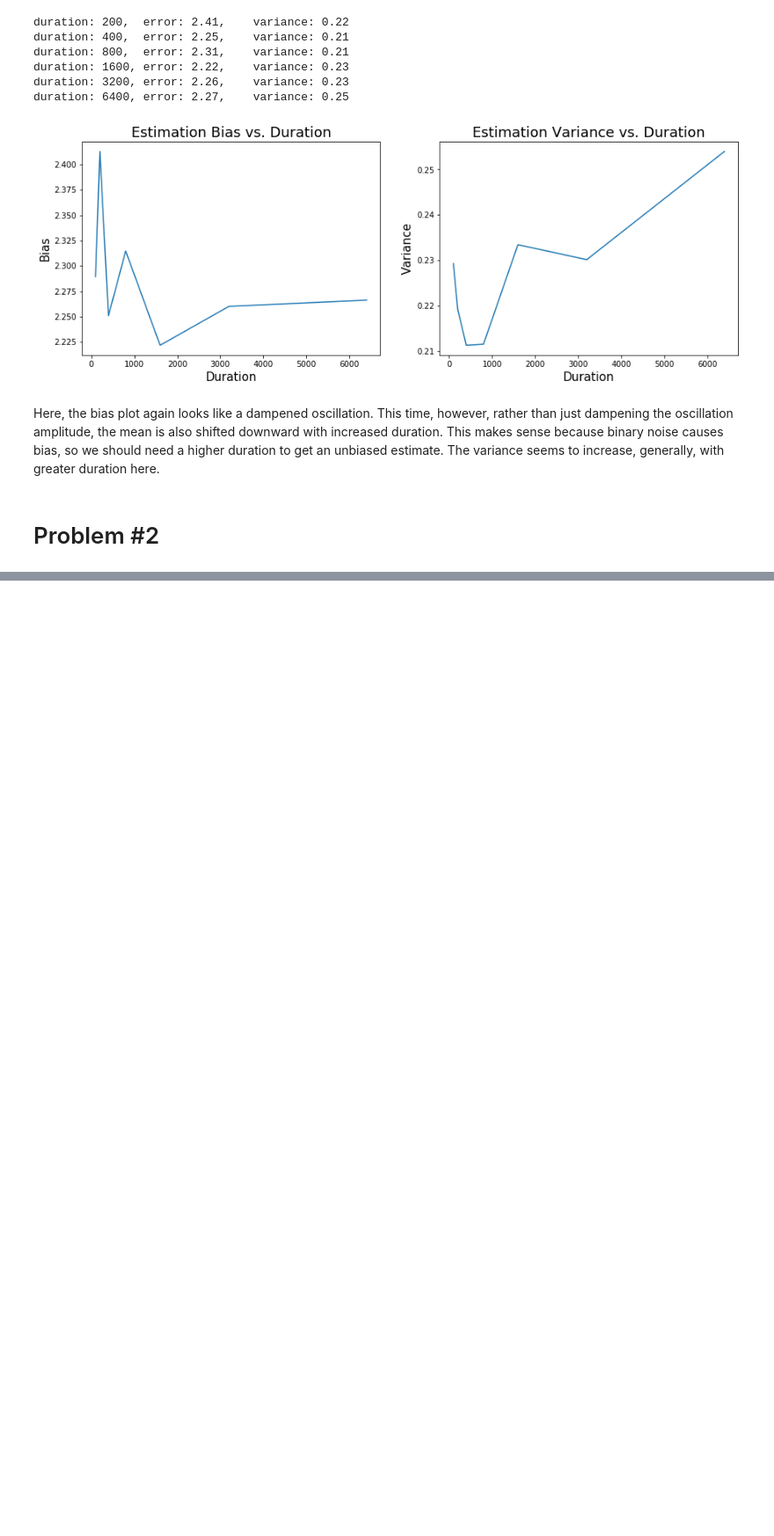
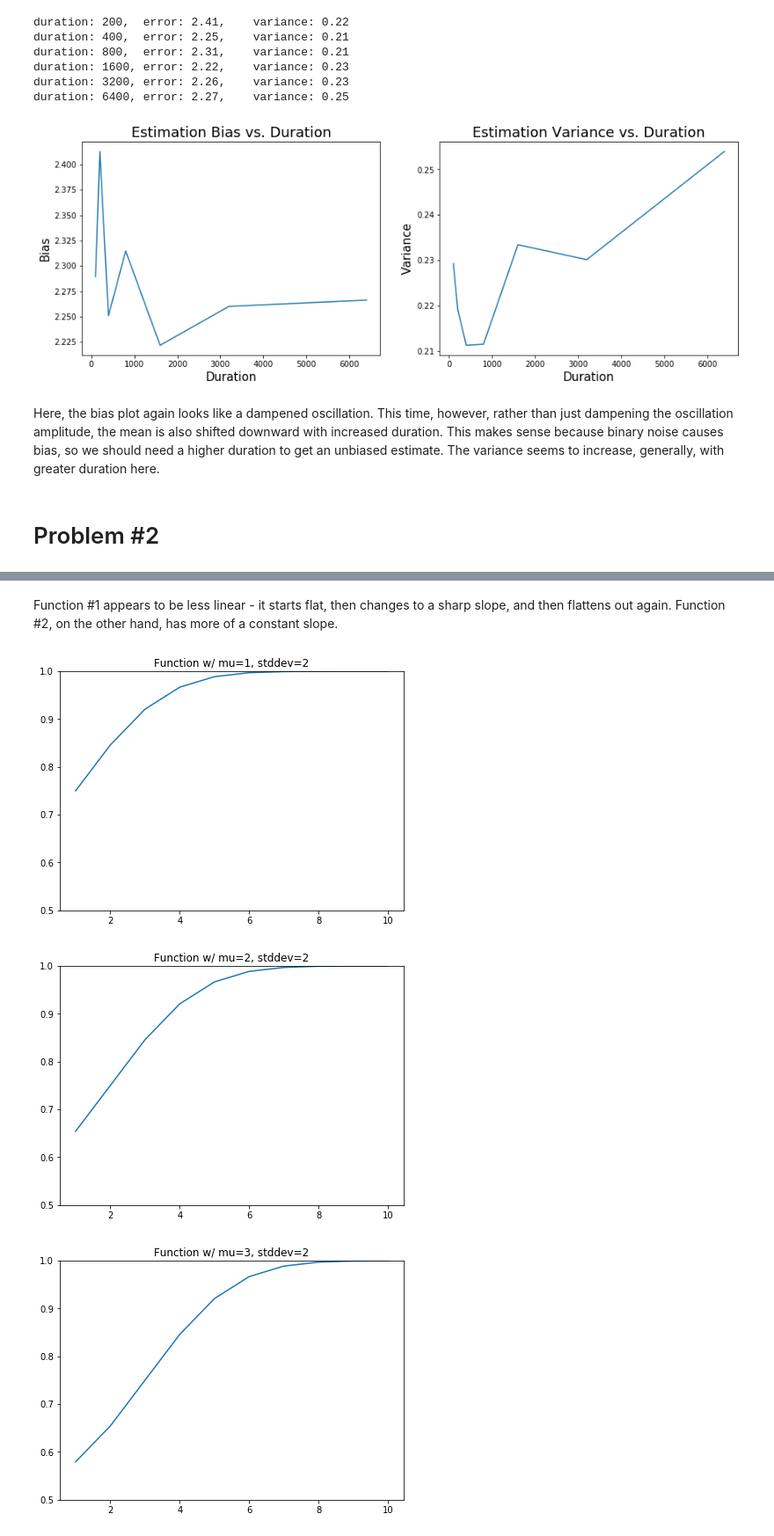
Before and after one commit to rfeinman/hw-mathtools, a Jupyter notebook: Feinman_Reuben_HW6/hw6.ipynb, the cells around one changed output, grey strips where cells are left out. Shown at 88% size. Cells and saved outputs as stored; diff of their text form; code cells hidden in the pictures; blank space fills up the shorter version.

```diff
--- a/Feinman_Reuben_HW6/hw6.ipynb
+++ b/Feinman_Reuben_HW6/hw6.ipynb
@@ -257,0 +284,15 @@ Here, the bias plot again looks like a dampened oscillation. This time, however,
+# %% [markdown]
+Function #1 appears to be less linear - it starts flat, then changes to a sharp slope, and then flattens out again. Function #2, on the other hand, has more of a constant slope.
+# %%
+# Let's investigate the effect of increasing mu
+for mu in range(1,6):
+    plt.figure(figsize=(7,5))
+    f = 0.5 + 0.5*norm.cdf(i_grid, loc=mu, scale=2)
+    plt.plot(i_grid, f)
+    plt.ylim(0.5, 1)
+    plt.title('Function w/ mu=%i, stddev=2' % mu)
+    plt.show()
+# %% [output]
+[figure, added]
+[figure, added]
+[figure, added]
```
Also changed, not shown: parts of 31 cells of this notebook.
